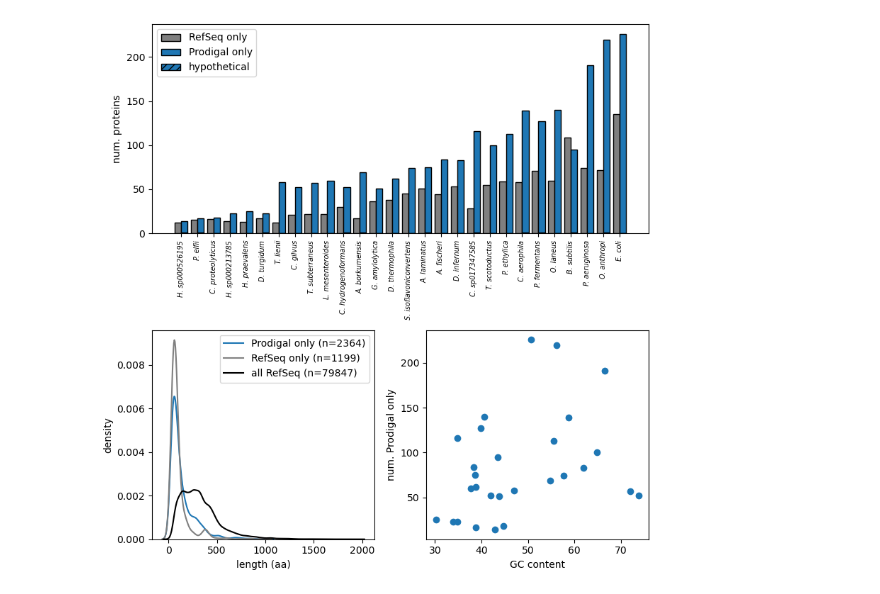
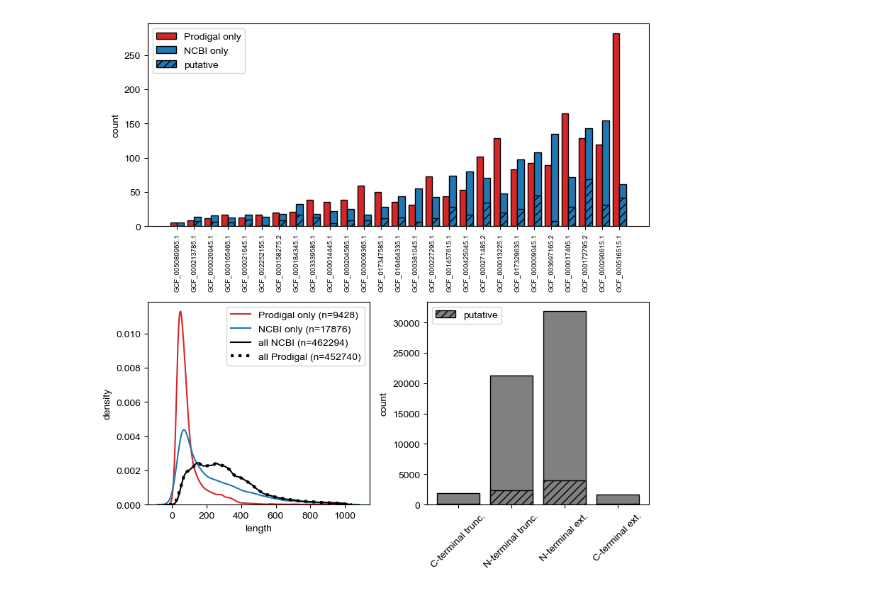
Before and after one commit to pipparichter/frugal, a Jupyter notebook: notebooks/errors.ipynb, the cells around one changed output. Cells and saved outputs as stored; diff of their text form; code cells hidden in the pictures.

```diff
--- a/notebooks/errors.ipynb
+++ b/notebooks/errors.ipynb
@@ -43,6 +31,0 @@ NCBIDatasets.run: Failed to download data for GCF_000014905.1.
-# %%
-prod = Prodigal()
-for path in glob.glob('../data/genomes/*'):
-    genome_id = get_genome_id(path)
-    translation_table = genome_metadata_df[genome_metadata_df.index == genome_id].ncbi_translation_table.item()
-    prod.run(path, translation_table=translation_table)
@@ -95 +32,3 @@ Name: count, dtype: int64
+# %%
+ncbi_df = pd.read_csv('../data/ncbi_database_cds.csv', index_col=0, dtype={'partial':str}, low_memory=False)
 # %%
@@ -154,0 +88,3 @@ refseq_cds_df = load_refseq(feature='CDS', genome_metadata_df=genome_metadata_df
+# %%
+ref_out_df = load_ref_out()
+ref_out_df = remove_partial(ref_out_df)
@@ -155,10 +93,8 @@ refseq_cds_df = load_refseq(feature='CDS', genome_metadata_df=genome_metadata_df
 # %%
-# What are the lengths of the Prodigal predictions relative to the RefSeq sequences? They are essentially identical, so not worth plotting.
 # What are the length distributions of Prodigal sequences which don't have a hit in RefSeq, and the ones in RefSeq that Prodigal missed?
 # Is there any connection between genome characteristics, like GC content, and Prodigal performance?
 
-def figure_2(ref_out_df:pd.DataFrame, refseq_cds_df:pd.DataFrame, max_length:int=1000, path:str='../figures/errors-figure_2.png'):
-
+def figure_2(ref_out_df:pd.DataFrame, ncbi_df:pd.DataFrame, genome_ids:list=None, max_length:int=1000, path:str='../figures/errors-figure_2.png'):
 
     fig = plt.figure(layout='tight', figsize=(8, 8))
     grid = GridSpec(nrows=2, ncols=2)
@@ -167,60 +103,52 @@ def figure_2(ref_out_df:pd.DataFrame, refseq_cds_df:pd.DataFrame, max_length:int
     ax_b = fig.add_subplot(grid[1, 0])
     ax_c = fig.add_subplot(grid[1, 1])
 
-    refseq_cds_df = refseq_cds_df[~refseq_cds_df.pseudo.astype(bool)] # Remove the pseudogenes.
-    refseq_cds_df = refseq_cds_df[refseq_cds_df.seq.apply(len) < max_length]
-    ref_out_df = ref_out_df[ref_out_df.seq.apply(len) < max_length]
+    ncbi_df['length'], ref_out_df['length'] = get_lengths(ncbi_df, ref=False), get_lengths(ref_out_df, ref=False)
+    ncbi_df, ref_out_df = ncbi_df[ncbi_df.length < max_length], ref_out_df[ref_out_df.length < max_length]
 
-    figure_df = dict()
-    figure_df['frac_hypothetical'] = refseq_cds_df.groupby('genome_id').apply(lambda df : df['product'].str.contains('hypothetical').sum() / len(df), include_groups=False)
+    prodigal_only_df = ref_out_df[ref_out_df.n_valid_hits == 0]
+    ncbi_only_df = ncbi_df[~ncbi_df.protein_id.isin(ref_out_df.ref_protein_id)]
 
-    refseq_cds_df = refseq_cds_df[~refseq_cds_df.protein_id.isin(ref_out_df.ref_protein_id)]
-    ref_out_df = ref_out_df[ref_out_df.ref_protein_id.isnull()]
+    ax_a_df = pd.DataFrame(index=ncbi_df.genome_id.drop_duplicates())
+    ax_a_df['putative'] = ncbi_only_df.groupby('genome_id', sort=False).apply(lambda df : df.apply(is_putative, axis=1).sum(), include_groups=False)
+    ax_a_df['Prodigal only'] = prodigal_only_df.groupby('genome_id', sort=False).apply(len, include_groups=False)
+    ax_a_df['NCBI only'] = ncbi_only_df.groupby('genome_id', sort=False).apply(len, include_groups=False)
+    ax_a_df['total'] = ax_a_df['Prodigal only'] + ax_a_df['NCBI only']
+    ax_a_df = ax_a_df.sort_values('total', ascending=True, ignore_index=False)
+    if genome_ids is not None:
+        ax_a_df = ax_a_df[ax_a_df.index.isin(genome_ids)]
 
-    figure_df['Prodigal only'] = ref_out_df.groupby('genome_id', sort=False).apply(len, include_groups=False)
-    figure_df['RefSeq only'] = refseq_cds_df.groupby('genome_id', sort=False).apply(len, include_groups=False)
-    figure_df = pd.DataFrame(figure_df)
-
-    figure_df = figure_df.merge(refseq_cds_df[['species', 'genome_id', 'gc_percentage']].drop_duplicates('genome_id'), left_index=True, right_on='genome_id')
-    figure_df = figure_df.set_index('genome_id')
-    figure_df['species'] = [f'{s.split()[0][0]}. {s.split()[1]}' for s in figure_df.species]
-    figure_df['total'] = figure_df['Prodigal only'] + figure_df['RefSeq only']
-    figure_df = figure_df.sort_values('total', ascending=True, ignore_index=False)
-
-    bar_width = 0.4
-    colors = ['tab:gray', 'tab:blue']
-    labels = ['RefSeq only', 'Prodigal only']
-    positions = np.arange(len(figure_df))
-    for i, label in enumerate(labels):
-        heights = figure_df[label].values
-        ax_a.bar(positions + i * bar_width, heights, width=bar_width,  color=colors[i], edgecolor='black', label=label)
-
-    n_hypothetical = refseq_cds_df.groupby('genome_id').apply(lambda df : df['product'].str.contains('hypothetical').sum() / len(df), include_groups=False)
-    n_hypothetical.name = 'n_hypothetical'
-    figure_df = figure_df.merge(n_hypothetical, left_index=True, right_index=True)
-
-    heights = figure_df.n_hypothetical
-    ax_a.bar(positions + bar_width, heights, width=bar_width,  color=colors[1], edgecolor='black', label='hypothetical', hatch='///')
-
-    ax_a.set_xticks(positions + bar_width / 2, labels=figure_df.species, fontsize='x-small', style='italic', rotation=90)
+    width = 0.4
+    colors = {'NCBI only':'tab:blue', 'Prodigal only':'tab:red'}
+    positions = np.arange(len(ax_a_df))
+    for i, label in enumerate(['Prodigal only', 'NCBI only']):
+        ax_a.bar(positions + i * width, ax_a_df[label], width=width,  color=colors[label], edgecolor='black', label=label)
+    ax_a.bar(positions + width, ax_a_df['putative'], width=width,  color='tab:blue', edgecolor='black', label='putative', hatch='///')
+    ax_a.set_xticks(positions + width / 2, labels=ax_a_df.index, fontsize='x-small', rotation=90)
     ax_a.legend()
-    ax_a.set_ylabel('num. proteins')
+    ax_a.set_ylabel('count')
 
 
-    sns.kdeplot(ref_out_df.seq.apply(len), ax=ax_b, label=f'Prodigal only (n={len(ref_out_df)})', color='tab:blue')
-    sns.kdeplot(refseq_cds_df.seq.apply(len), ax=ax_b, label=f'RefSeq only (n={len(refseq_cds_df)})', color='gray')
-    plot_refseq_cds_length_distribution(ax_b)
+    sns.kdeplot(prodigal_only_df.length, ax=ax_b, label=f'Prodigal only (n={len(prodigal_only_df)})', color='tab:red')
+    sns.kdeplot(ncbi_only_df.length, ax=ax_b, label=f'NCBI only (n={len(ncbi_only_df)})', color='tab:blue')
+    sns.kdeplot(ncbi_df.length, ax=ax_b, label=f'all NCBI (n={len(ncbi_df)})', color='black')
+    sns.kdeplot(ref_out_df.length, ax=ax_b, label=f'all Prodigal (n={len(ref_out_df)})', lw=3, ls=':', markersize=1, color='black')
     ax_b.set_ylabel('density')
-    ax_b.set_xlabel('length (aa)')
+    ax_b.set_xlabel('length')
     ax_b.legend()
 
-    ax_c.scatter(figure_df.gc_percentage, figure_df['Prodigal only'], color='tab:blue', label='GC percentage')
-    ax_c.set_ylabel('num. Prodigal only')
-    ax_c.set_xlabel('GC content')
 
-    plt.savefig(path)
+    funcs = {'C-terminal trunc.':is_c_trunc, 'N-terminal trunc.':is_n_trunc, 'N-terminal ext.':is_n_ext, 'C-terminal ext.':is_c_ext}
+    ax_c_df = pd.DataFrame({col:ref_out_df.apply(func, axis=1) for col, func in funcs.items()})
+    positions = np.arange(len(ax_c_df.columns))
+    ax_c.bar(positions, ax_c_df.sum(axis=0), edgecolor='black', color='gray')
+    ax_c.bar(positions, ax_c_df[ref_out_df.apply(is_putative, axis=1)].sum(axis=0), edgecolor='black', color='gray', hatch='///', label='putative')
+    ax_c.legend()
+    ax_c.set_ylabel('count')
+    ax_c.set_xticks(positions, labels=ax_c_df.columns, rotation=45)
+
+    fig.savefig(path, dpi=500)
     plt.show()
 
-
-figure_2(ref_out_df, refseq_cds_df)
+figure_2(ref_out_df, ncbi_df, genome_ids=table_1_df.index)
 # %% [output]
@@ -228 +155 @@ remove_pseudogenes: 1051 pseudogenes are present in the DataFrame.
-[figure, old version]
+[figure, new version]
```
Also changed, not shown: parts of 21 cells of this notebook, 17 other files.
